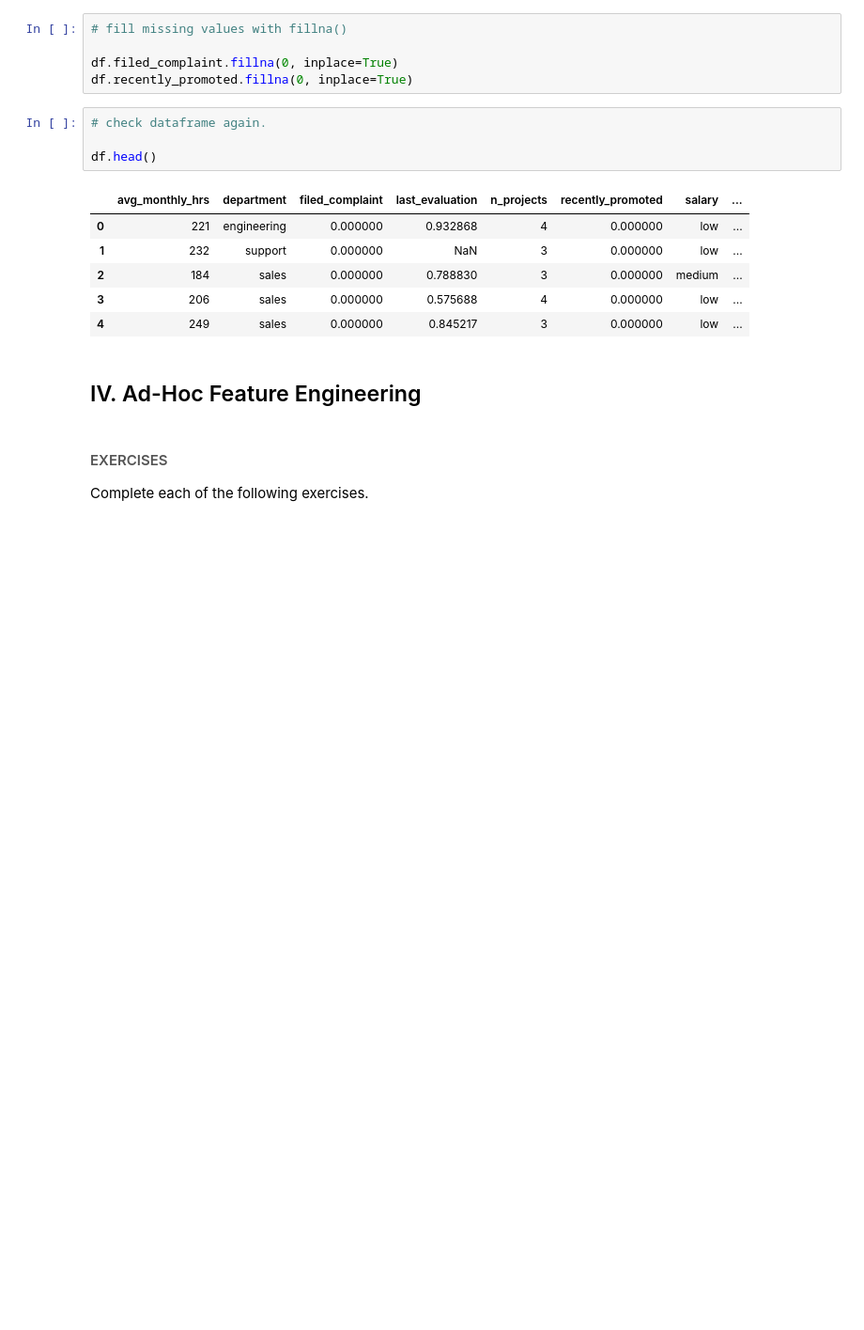
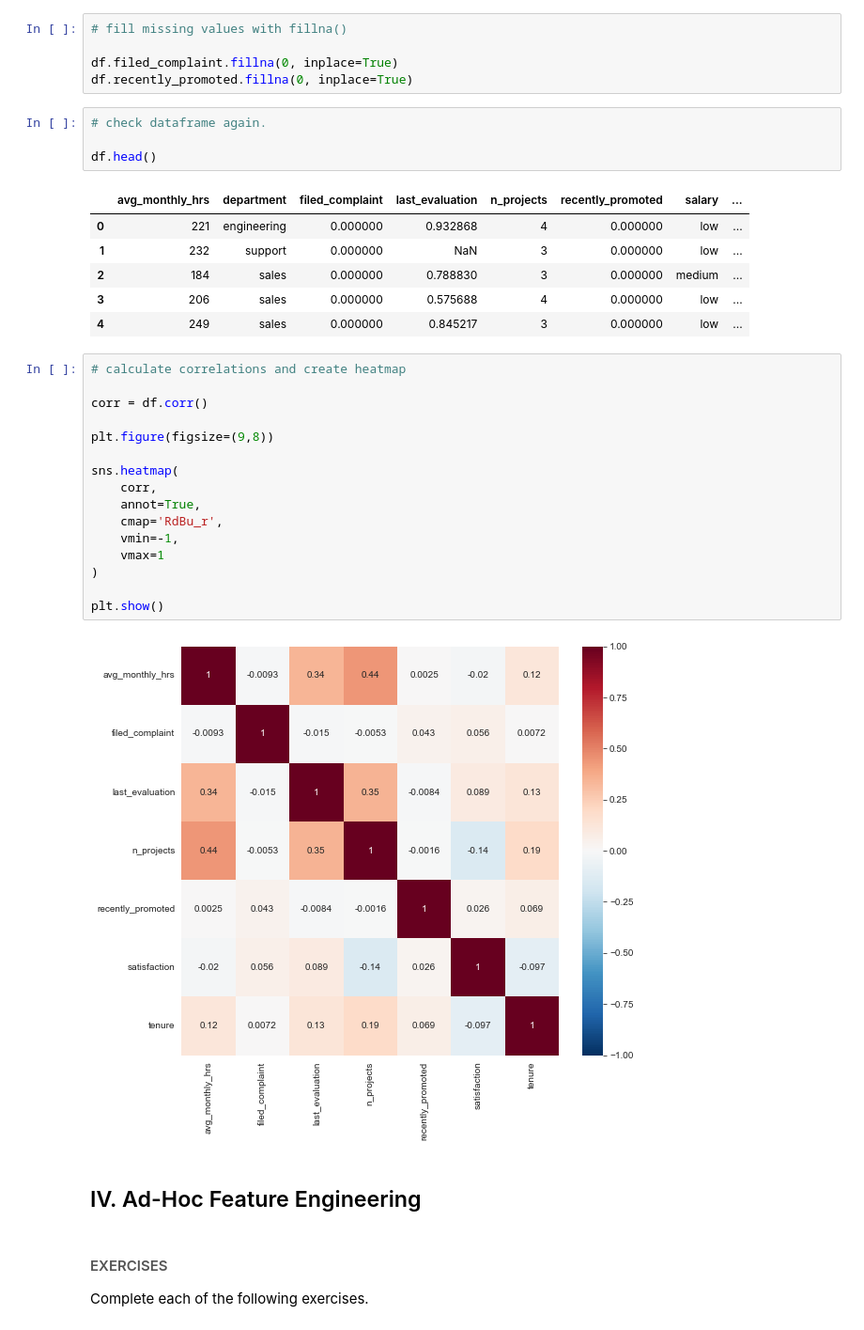
Before and after one commit to tundeiness/Chief-People-Officer, a Jupyter notebook: 1 - Workbook - Exploratory Analysis Plus.ipynb, the cells around one changed output. Shown: that part at 94% size. Drawn from its saved outputs; the diff is of its cells as text; blank space fills up the shorter version.

Commit message:
calculate correlations and create heatmap

```diff
--- a/1 - Workbook - Exploratory Analysis Plus.ipynb
+++ b/1 - Workbook - Exploratory Analysis Plus.ipynb
@@ -120,6 +120,24 @@ df.head()
 | 2 | 184 | sales | 0.000000 | 0.788830 | 3 | 0.000000 | medium | ... |
 | 3 | 206 | sales | 0.000000 | 0.575688 | 4 | 0.000000 | low | ... |
 | 4 | 249 | sales | 0.000000 | 0.845217 | 3 | 0.000000 | low | ... |
+# %%
+# calculate correlations and create heatmap
+
+corr = df.corr()
+
+plt.figure(figsize=(9,8))
+
+sns.heatmap(
+    corr,
+    annot=True,
+    cmap='RdBu_r',
+    vmin=-1,
+    vmax=1
+)
+
+plt.show()
+# %% [output]
+[figure, added]
 # %% [markdown]
 ## IV. Ad-Hoc Feature Engineering
 # %% [markdown]
```
